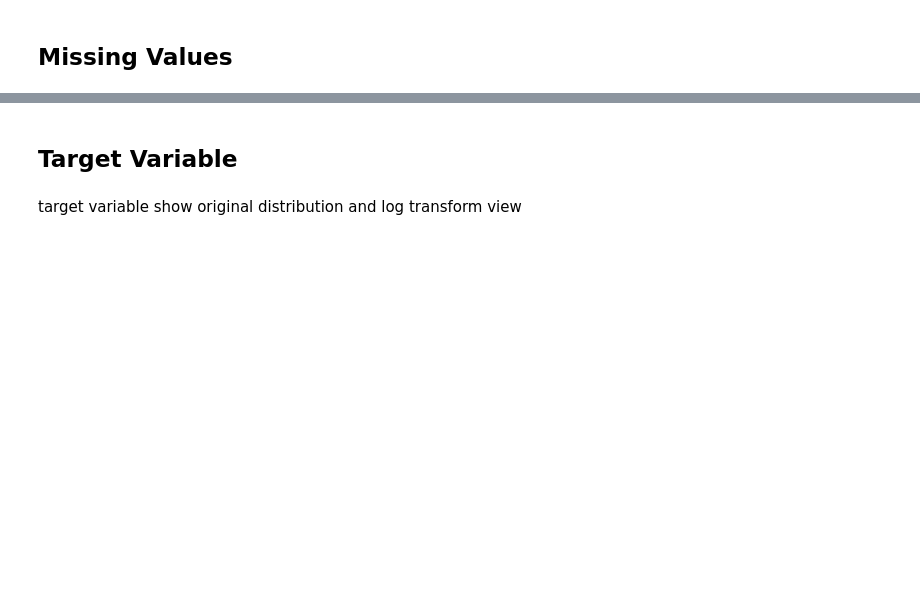
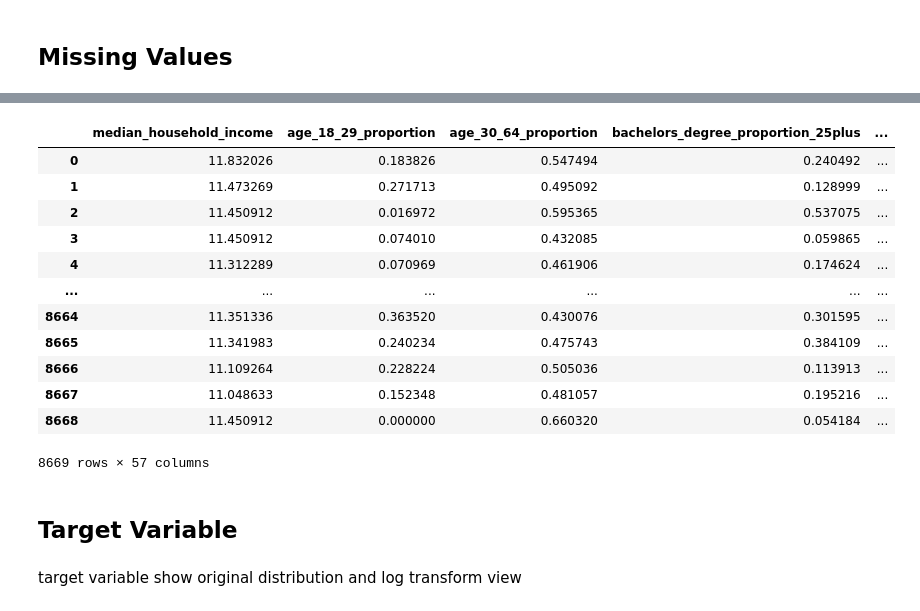
Before and after one commit to Ransommac13/mads_milestone_two, a Jupyter notebook: EDA/supervised_eda.ipynb, the cells around one changed output, grey strips where cells are left out. Saved outputs shown, nothing was run; the diff lists cells and outputs as text; code cells hidden in the pictures; blank space fills up the shorter version.

```diff
--- a/EDA/supervised_eda.ipynb
+++ b/EDA/supervised_eda.ipynb
@@ -28,3 +132,28 @@ read in train / val / test parquet file
+# %%
+#Log transformation
+
+ignore_columns2 = ["agtno", "chain", "bustype", "longitude", "latitude", "bg_geoid", "tract_geoid"]
+cols = df_imputed.columns.difference(ignore_columns2)
+
+df_imputed[cols] = np.log1p(df_imputed[cols])
+
+df_imputed
+
+#Note: historgram distributions look better after log transformation
+# %% [output]
+|  | median_household_income | age_18_29_proportion | age_30_64_proportion | bachelors_degree_proportion_25plus | ... |
+| 0 | 11.832026 | 0.183826 | 0.547494 | 0.240492 | ... |
+| 1 | 11.473269 | 0.271713 | 0.495092 | 0.128999 | ... |
+| 2 | 11.450912 | 0.016972 | 0.595365 | 0.537075 | ... |
+| 3 | 11.450912 | 0.074010 | 0.432085 | 0.059865 | ... |
+| 4 | 11.312289 | 0.070969 | 0.461906 | 0.174624 | ... |
+| ... | ... | ... | ... | ... | ... |
+| 8664 | 11.351336 | 0.363520 | 0.430076 | 0.301595 | ... |
+| 8665 | 11.341983 | 0.240234 | 0.475743 | 0.384109 | ... |
+| 8666 | 11.109264 | 0.228224 | 0.505036 | 0.113913 | ... |
+| 8667 | 11.048633 | 0.152348 | 0.481057 | 0.195216 | ... |
+| 8668 | 11.450912 | 0.000000 | 0.660320 | 0.054184 | ... |
+8669 rows × 57 columns
 # %% [markdown]
 ## Target Variable
 # %% [markdown]
```
Also changed, not shown: parts of 7 cells of this notebook, 1 other file.
